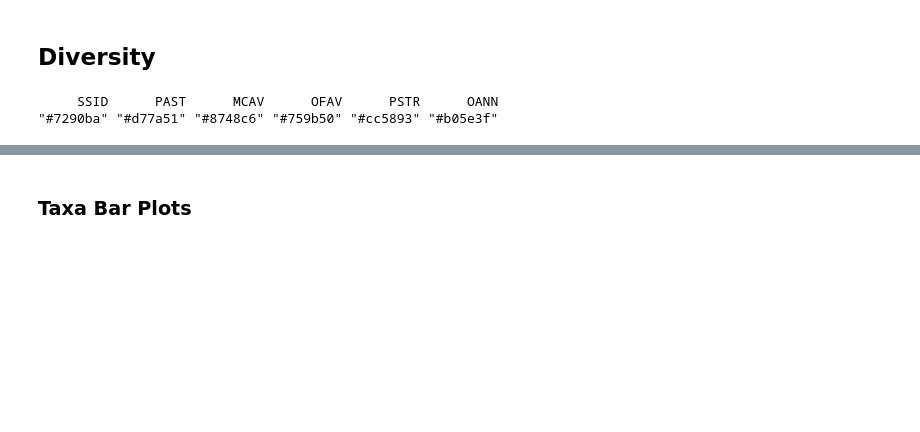
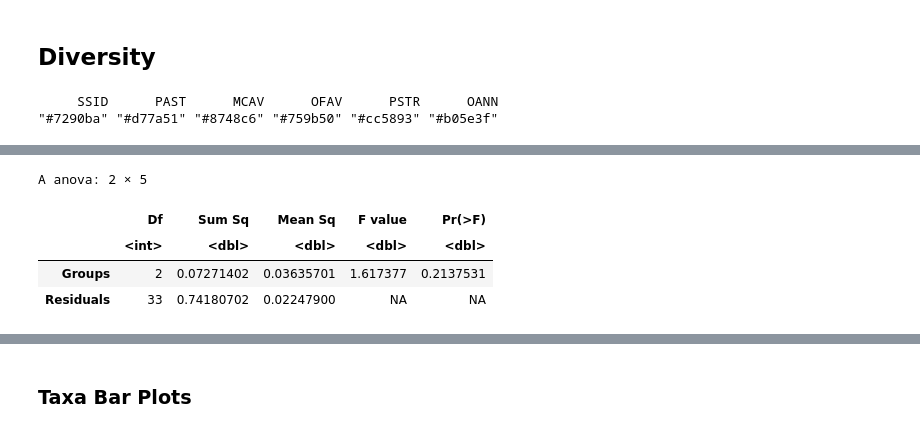
Before and after one commit to brookewicz/CBC_metagenomics, a Jupyter notebook: all_sctld/2.2Phyloseq-16SF.ipynb, the cells around one changed output, grey strips where cells are left out. Saved outputs shown, nothing was run; the diff lists cells and outputs as text; code cells hidden in the pictures; blank space fills up the shorter version.

```diff
--- a/all_sctld/2.2Phyloseq-16SF.ipynb
+++ b/all_sctld/2.2Phyloseq-16SF.ipynb
@@ -587,3 +554,12 @@ Signif. codes:  0 ‘***’ 0.001 ‘**’ 0.01 ‘*’ 0.05 ‘.’ 0.1 ‘ ’
+# %%
+disp_species <- vegan::betadisper(bray_dist, dis_meta$Species)
+anova(disp_species)
+# %% [output]
+A anova: 2 × 5
+|  | Df | Sum Sq | Mean Sq | F value | Pr(>F) |
+|  | <int> | <dbl> | <dbl> | <dbl> | <dbl> |
+| Groups | 2 | 0.07271402 | 0.03635701 | 1.617377 | 0.2137531 |
+| Residuals | 33 | 0.74180702 | 0.02247900 | NA | NA |
 # %%
 # within species, how much does RS explain difference
 # %%
```
Also changed, not shown: parts of 43 cells of this notebook.
